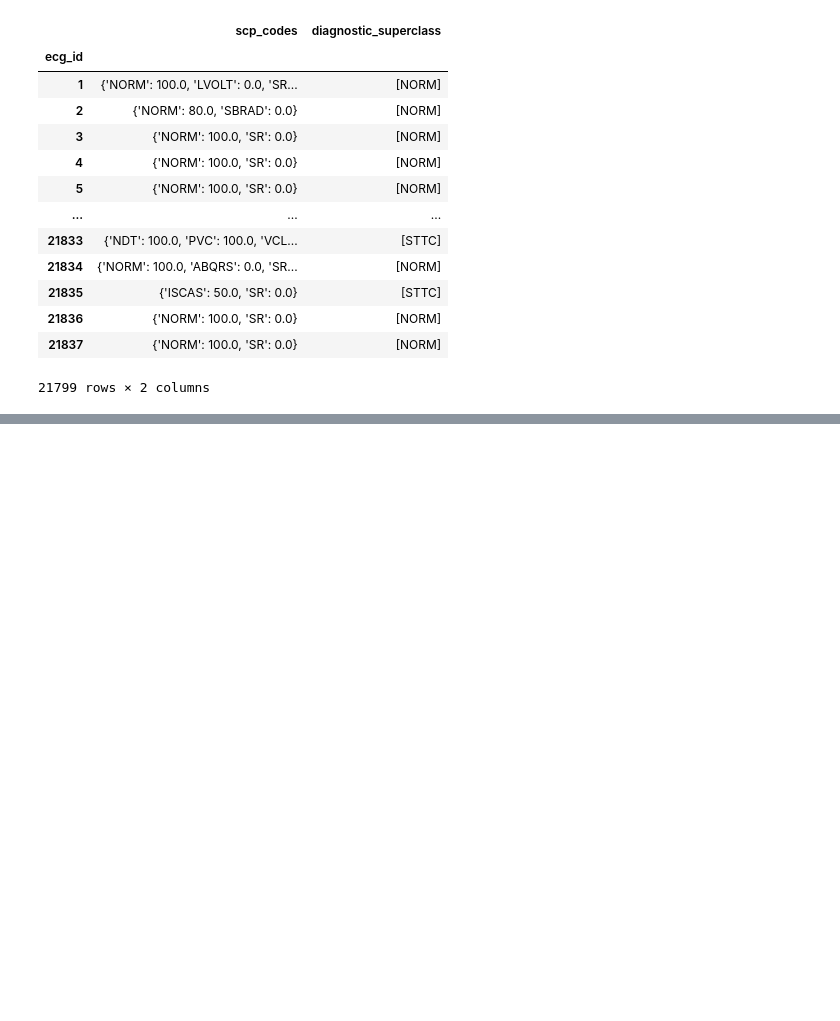
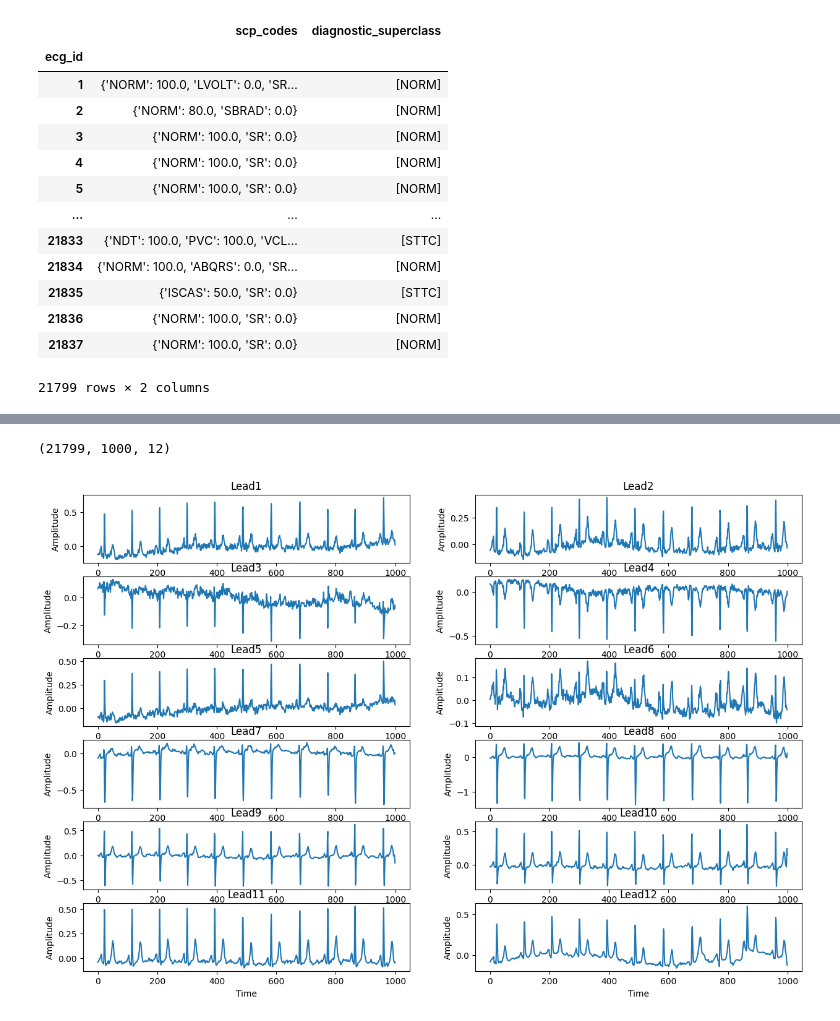
Before and after one commit to cgk18/ekg, a Jupyter notebook: signal_ml.ipynb, the cells around one changed output, grey strips where cells are left out. Cells and saved outputs as stored; diff of their text form; code cells hidden in the pictures; blank space fills up the shorter version.

```diff
--- a/signal_ml.ipynb
+++ b/signal_ml.ipynb
@@ -99,3 +99,23 @@ y_train = Y[(Y.strat_fold != test_fold)].diagnostic_superclass
 # Test
 X_test = X[np.where(Y.strat_fold == test_fold)]
 y_test = Y[Y.strat_fold == test_fold].diagnostic_superclass
+# %%
+print(X.shape)
+# %% [output]
+(21799, 1000, 12)
+# %%
+import matplotlib.pyplot as plt
+idx = 0
+ecg_signal = X[idx]
+
+plt.figure(figsize=(15,10))
+for i in range(12):
+    plt.subplot(6,2,i+1)
+    plt.plot(ecg_signal[:,i])
+    plt.title(f'Lead{i+1}')
+    plt.xlabel('Time')
+    plt.ylabel('Amplitude')
+
+plt.show()
+# %% [output]
+[figure, added]
```
Also changed, not shown: parts of 39 cells of this notebook, 1 other file.
